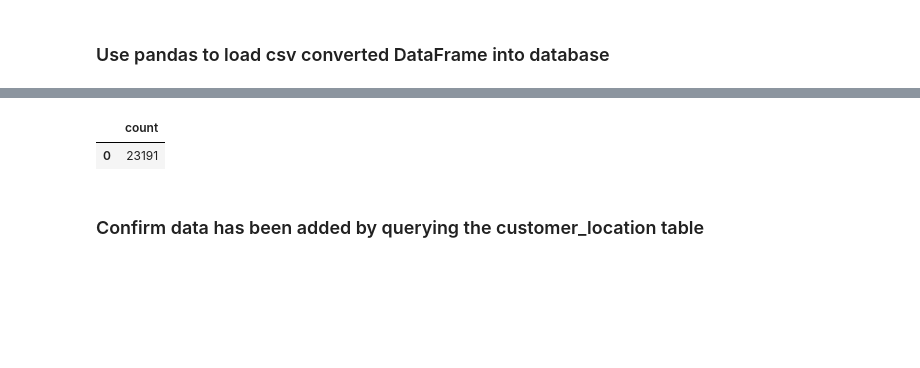
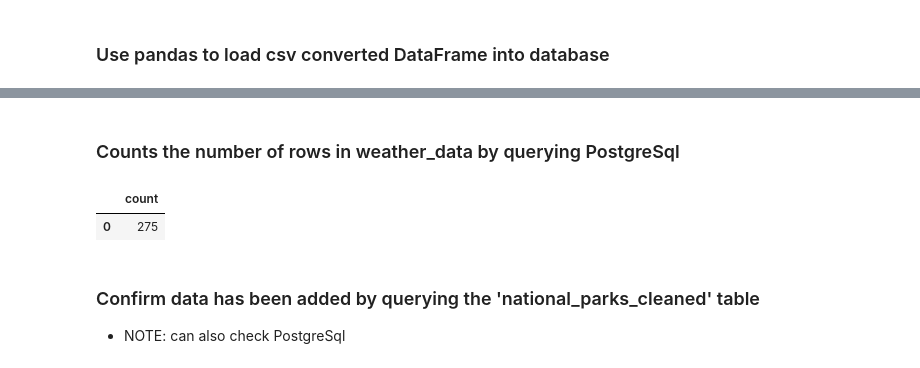
Before and after one commit to prathibha02/Project-2-parks_database, a Jupyter notebook: data_etl_cwm project_2.ipynb, the cells around one changed output, grey strips where cells are left out. Saved outputs shown, nothing was run; the diff lists cells and outputs as text; code cells hidden in the pictures; blank space fills up the shorter version.

```diff
--- a/data_etl_cwm project_2.ipynb
+++ b/data_etl_cwm project_2.ipynb
@@ -126,11 +140,11 @@ trails_data_small_df.to_sql(name='trail_data', con=engine, if_exists='append', i
+# %% [markdown]
+### Counts the number of rows in weather_data by querying PostgreSql
 # %%
-pd.read_sql_query('select * from trail_data', con=engine).head()
-
-# counts the number of rows in the db
-# pd.read_sql_query('select count(*) from trail_data', con=engine).head()
+pd.read_sql_query('select count(*) from weather_data', con=engine).head()
 # %% [output]
 |  | count |
-| 0 | 23191 |
+| 0 | 275 |
 # %% [markdown]
-### Confirm data has been added by querying the customer_location table
+### Confirm data has been added by querying the 'national_parks_cleaned' table
+* NOTE: can also check PostgreSql
 # %%
```
Also changed, not shown: parts of 31 cells of this notebook.
